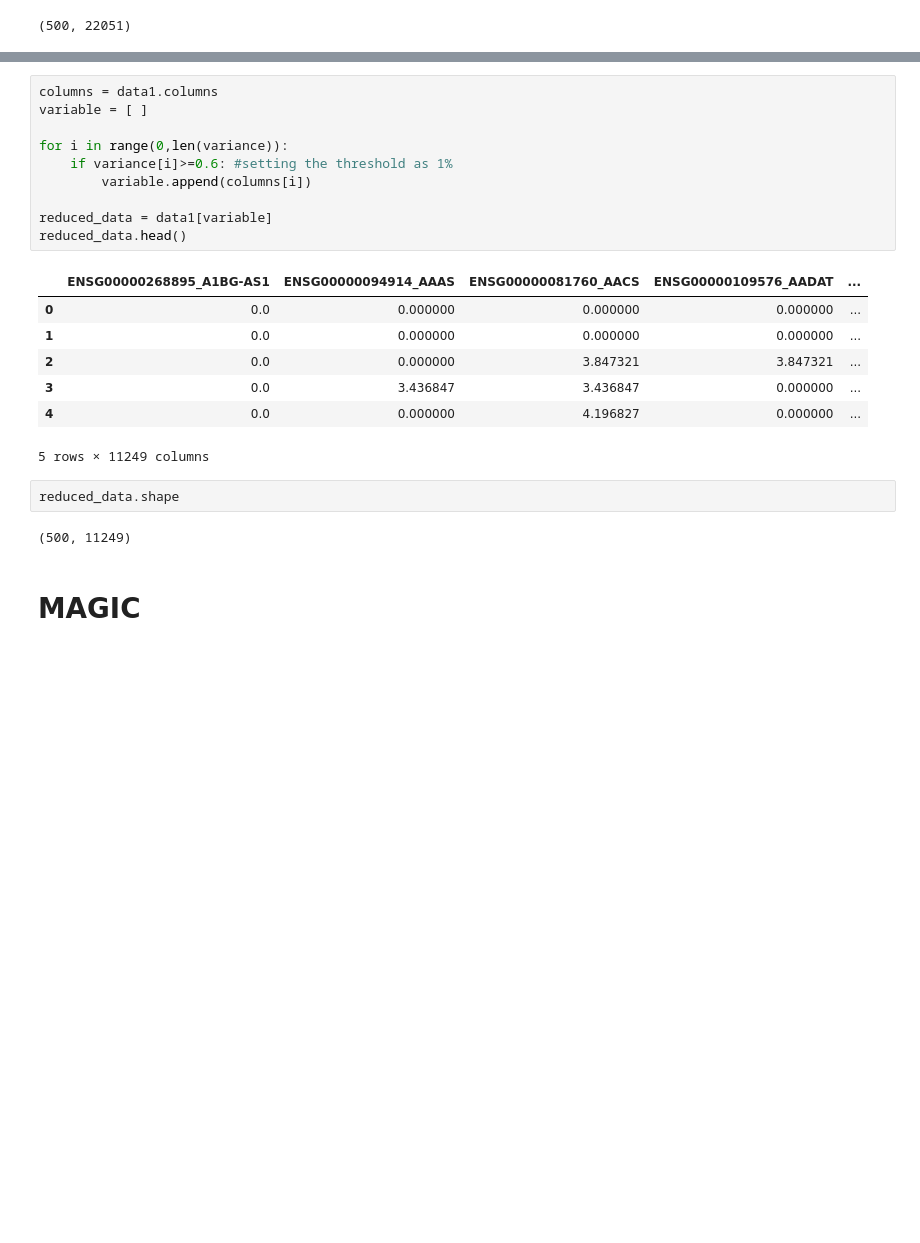
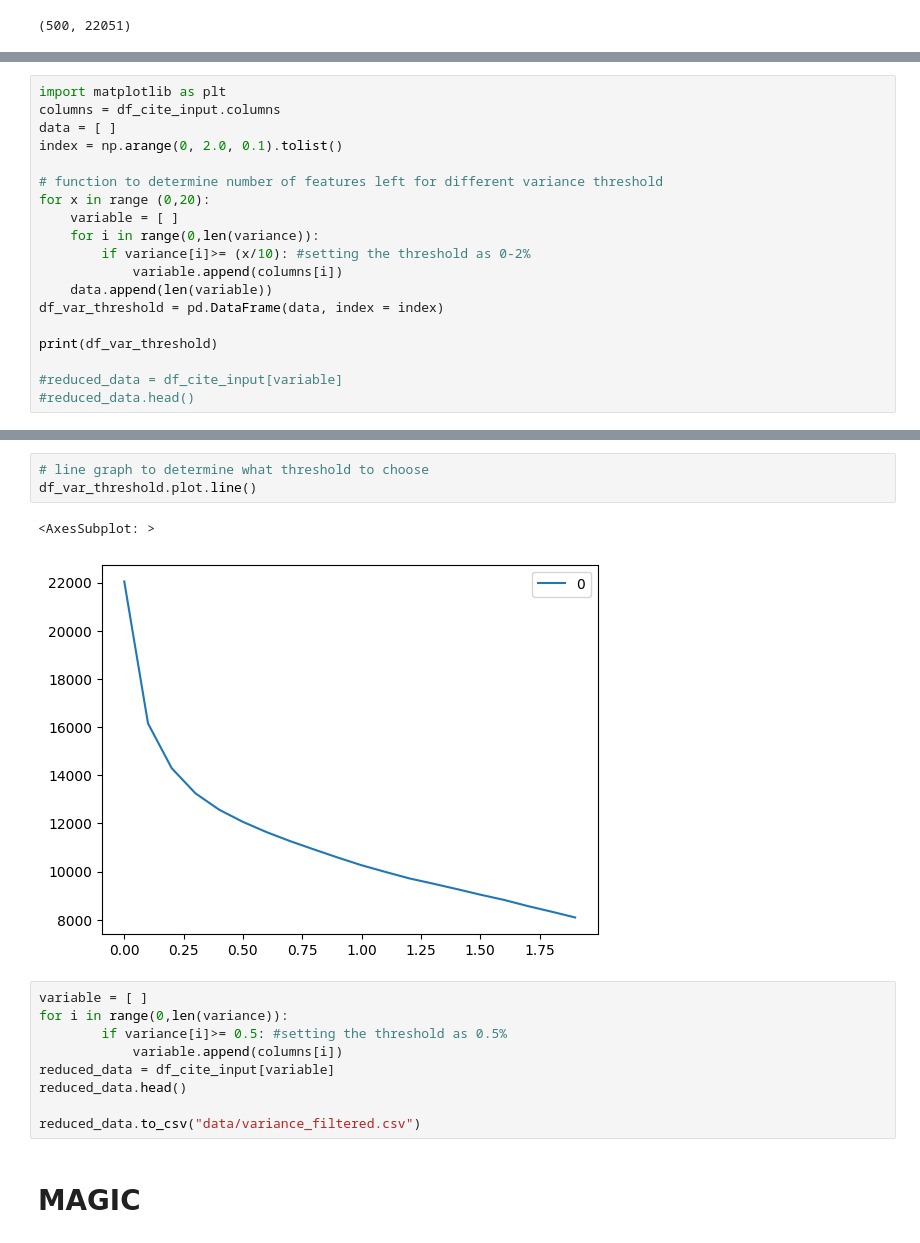
Before and after one commit to botakveggie/Multimodal-Single-Cell-Integration, a Jupyter notebook: metadata_explore.ipynb, the cells around one changed output, grey strips where cells are left out. Saved outputs shown, nothing was run; the diff lists cells and outputs as text; blank space fills up the shorter version.

```diff
--- a/metadata_explore.ipynb
+++ b/metadata_explore.ipynb
@@ -221,0 +280,19 @@ variance.hist()
+# %%
+import matplotlib as plt
+columns = df_cite_input.columns
+data = [ ]
+index = np.arange(0, 2.0, 0.1).tolist()
+
+# function to determine number of features left for different variance threshold
+for x in range (0,20):
+    variable = [ ]
+    for i in range(0,len(variance)):
+        if variance[i]>= (x/10): #setting the threshold as 0-2%
+            variable.append(columns[i])
+    data.append(len(variable))
+df_var_threshold = pd.DataFrame(data, index = index)
+
+print(df_var_threshold)
+
+#reduced_data = df_cite_input[variable]
+#reduced_data.head()
@@ -222,25 +317,18 @@ variance.hist()
+# %%
+# line graph to determine what threshold to choose
+df_var_threshold.plot.line()
+# %% [output]
+<AxesSubplot: >
+[figure, added]
 # %%
-columns = data1.columns
 variable = [ ]
+for i in range(0,len(variance)):
+        if variance[i]>= 0.5: #setting the threshold as 0.5%
+            variable.append(columns[i])
+reduced_data = df_cite_input[variable]
+reduced_data.head()
 
-for i in range(0,len(variance)):
-    if variance[i]>=0.6: #setting the threshold as 1%
-        variable.append(columns[i])
-
-reduced_data = data1[variable]
-reduced_data.head()
+reduced_data.to_csv("data/variance_filtered.csv")
-# %% [output]
-|  | ENSG00000268895_A1BG-AS1 | ENSG00000094914_AAAS | ENSG00000081760_AACS | ENSG00000109576_AADAT | ... |
-| 0 | 0.0 | 0.000000 | 0.000000 | 0.000000 | ... |
-| 1 | 0.0 | 0.000000 | 0.000000 | 0.000000 | ... |
-| 2 | 0.0 | 0.000000 | 3.847321 | 3.847321 | ... |
-| 3 | 0.0 | 3.436847 | 3.436847 | 0.000000 | ... |
-| 4 | 0.0 | 0.000000 | 4.196827 | 0.000000 | ... |
-5 rows × 11249 columns
-# %%
-reduced_data.shape
-# %% [output]
-(500, 11249)
 # %% [markdown]
 # MAGIC
 # %%
```
Also changed, not shown: parts of 9 cells of this notebook.
